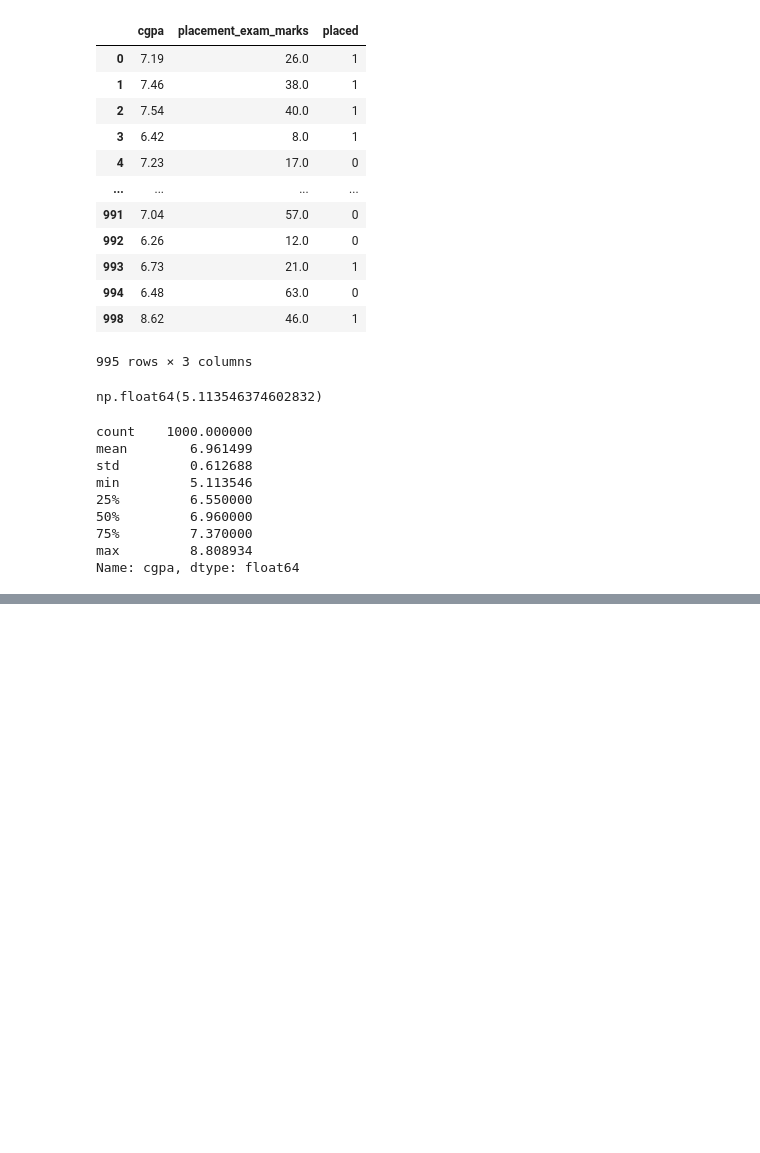
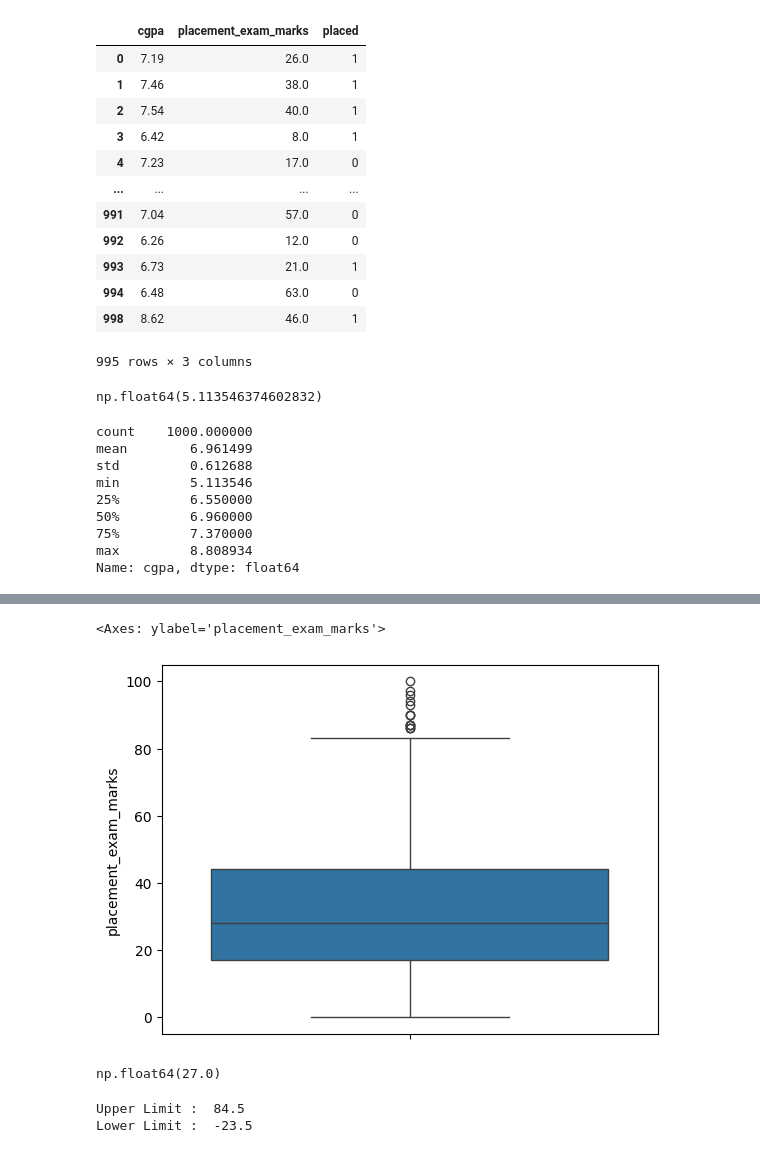
Before and after one commit to yashwant2002/Machine-Learning, a Jupyter notebook: 03 Data Preprocessing/Data_cleaning.ipynb, the cells around one changed output, grey strips where cells are left out. Cells and saved outputs as stored; diff of their text form; code cells hidden in the pictures; blank space fills up the shorter version.

```diff
--- a/03 Data Preprocessing/Data_cleaning.ipynb
+++ b/03 Data Preprocessing/Data_cleaning.ipynb
@@ -219,0 +267,5 @@ Name: cgpa, dtype: float64
+# %%
+sns.boxplot(df["placement_exam_marks"])
+# %% [output]
+<Axes: ylabel='placement_exam_marks'>
+[figure, added]
@@ -219,0 +276,5 @@ Name: cgpa, dtype: float64
+# %%
+iqr = precentile75 - precentile25
+iqr
+# %% [output]
+np.float64(27.0)
@@ -219,0 +284,6 @@ Name: cgpa, dtype: float64
+# %%
+print("Upper Limit : ", upper_limit)
+print("Lower Limit : ", lower_limit)
+# %% [output]
+Upper Limit :  84.5
+Lower Limit :  -23.5
```
Also changed, not shown: parts of 14 cells of this notebook.
